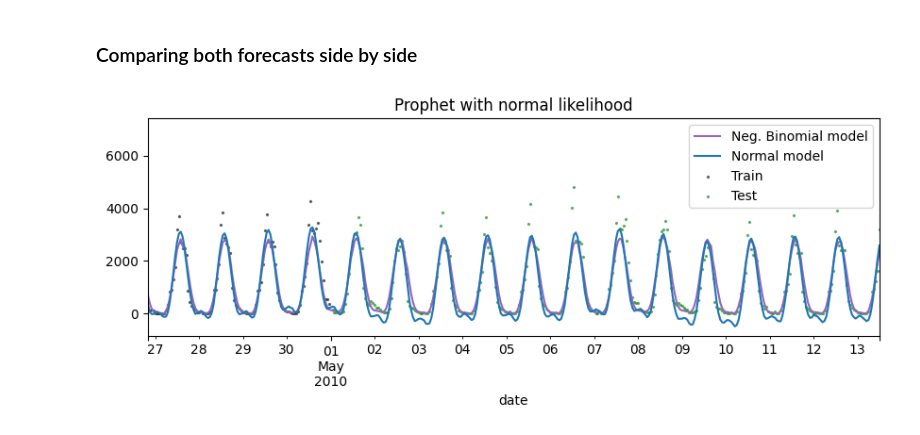
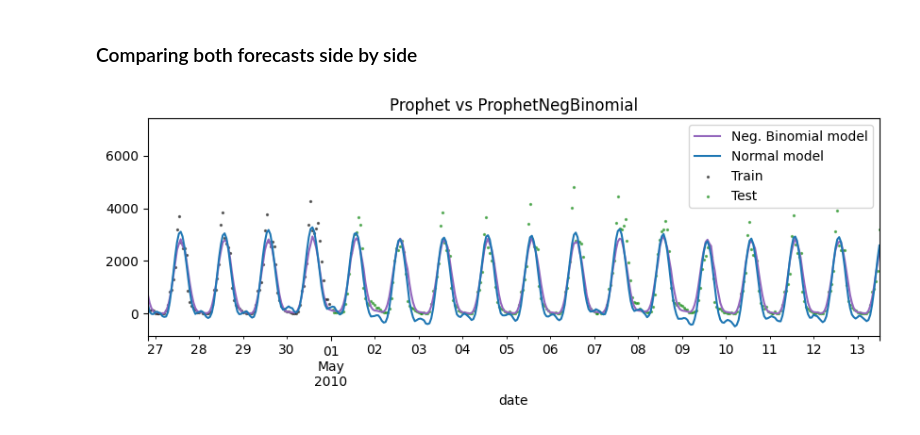
Before and after one commit to felipeangelimvieira/prophetverse, a Jupyter notebook: docs/examples/count-data.ipynb, the cells around one changed output. Cells and saved outputs as stored; diff of their text form; code cells hidden in the pictures.

```diff
--- a/docs/examples/count-data.ipynb
+++ b/docs/examples/count-data.ipynb
@@ -232,17 +232,17 @@ fig.show()
 # %%
 fig, ax = plt.subplots(figsize=(10, 3))
 preds_negbin["pedestrian_count"].rename("Neg. Binomial model").plot.line(
     ax=ax, legend=False, color="tab:purple"
 )
 preds_normal["pedestrian_count"].rename("Normal model").plot.line(
     ax=ax, legend=False, color="tab:blue"
 )
 ax.scatter(y_train.index, y_train, marker="o", color="k", s=2, alpha=0.5, label="Train")
 ax.scatter(
     y_test.index, y_test, marker="o", color="green", s=2, alpha=0.5, label="Test"
 )
-ax.set_title("Prophet with normal likelihood")
+ax.set_title("Prophet vs ProphetNegBinomial")
 ax.legend()
 fig.show()
 # %% [output]
-[figure, old version]
+[figure, new version]
```
Also changed, not shown: parts of 1 cell of this notebook.
